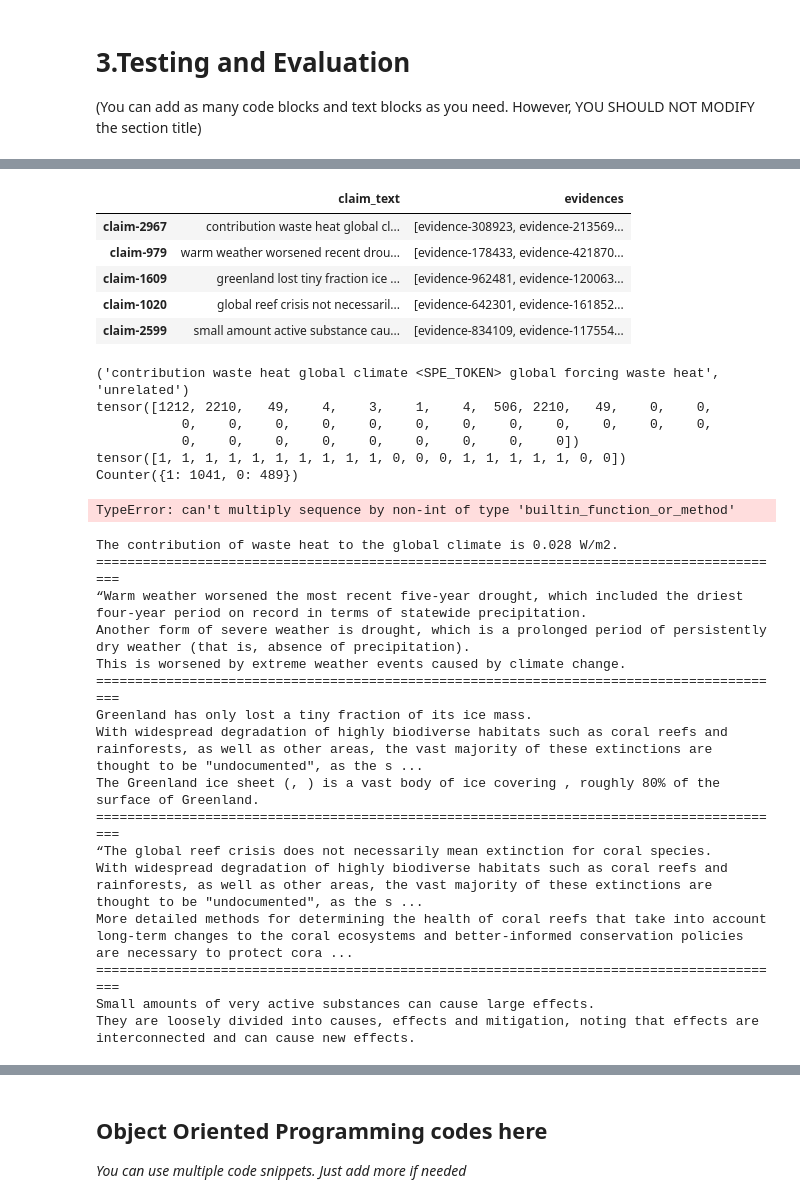
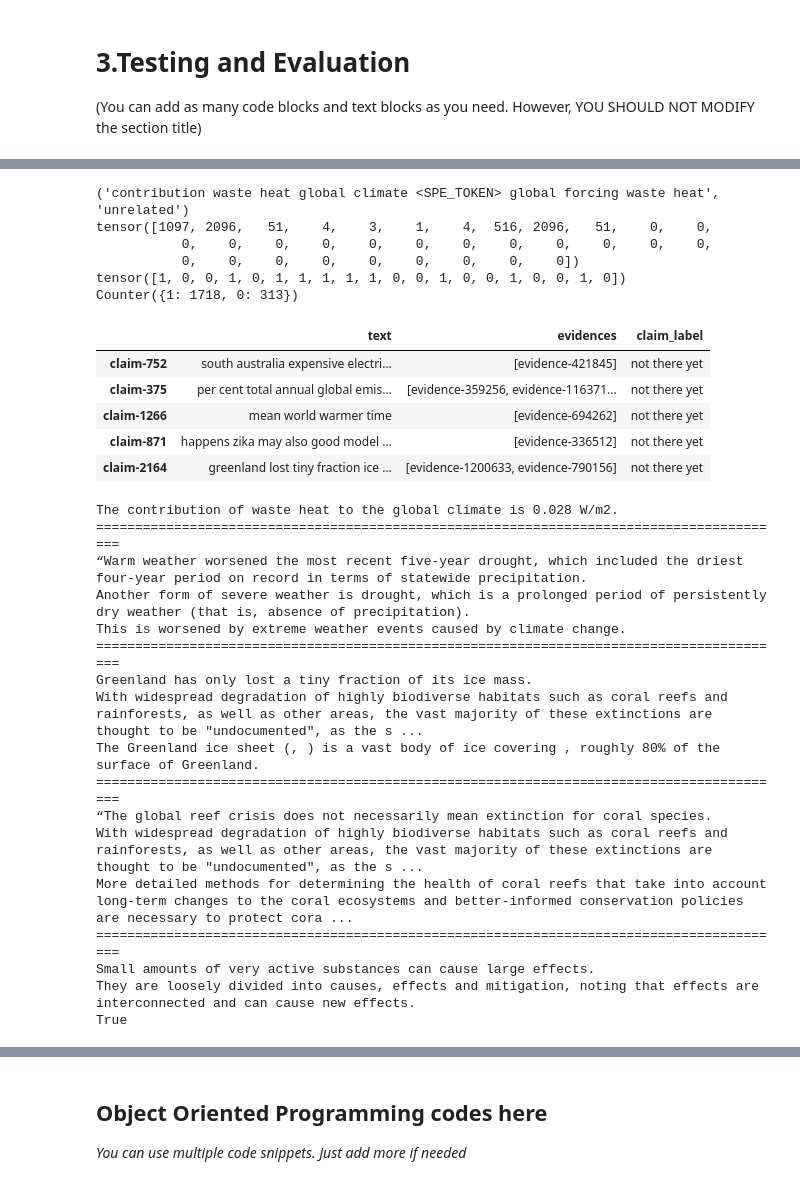
Before and after one commit to kaiyuanCui/nlp-group-project, a Jupyter notebook: testing-grounds/retrieval_combined.ipynb, the cells around one changed output, grey strips where cells are left out. Cells and saved outputs as stored; diff of their text form; code cells hidden in the pictures.

```diff
--- a/testing-grounds/retrieval_combined.ipynb
+++ b/testing-grounds/retrieval_combined.ipynb
@@ -232,13 +264,16 @@ class TextDataset(Dataset):
         return text, label
 
 full_dataset = TextDataset(preparedTrain)
+dev_dataset = TextDataset(preparedDev)
 # train test split
-train_size = int(0.8 * len(full_dataset))
-val_size = len(full_dataset) - train_size
-train_dataset, val_dataset = torch.utils.data.random_split(full_dataset, [train_size, val_size])
+#train_size = int(0.8 * len(full_dataset))
 
-train_dataloader = DataLoader(train_dataset, batch_size=20, shuffle=False, collate_fn=collate_batch)
-val_dataloader = DataLoader(val_dataset, batch_size=20, shuffle=False, collate_fn=collate_batch)
+#val_size = len(full_dataset) - train_size
+# train_dataset, val_dataset = torch.utils.data.random_split(full_dataset, [train_size, val_size])
+# use dev data instead:
+
+train_dataloader = DataLoader(full_dataset, batch_size=20, shuffle=False, collate_fn=collate_batch)
+val_dataloader = DataLoader(dev_dataset, batch_size=20, shuffle=False, collate_fn=collate_batch)
 # %%
 # initialise the relevance classification model
 # NOTE: run the OOP code first!
@@ -387,9 +435,11 @@ vectorizer.fit(all_texts)
 
 evidence_tfidf = vectorizer.transform(processed_evidence)
 test_tfidf = vectorizer.transform(processed_test)
+dev_tfidf = vectorizer.transform(processed_dev)
 
 similarity_matrix = cosine_similarity(test_tfidf, evidence_tfidf)
 
+dev_similarity_matrix = cosine_similarity(dev_tfidf, evidence_tfidf)
 def getTopN(similarity_matrix, test, evidence, n):
   test = test.to_frame(name='claim_text')
   top_indices = np.argsort(-similarity_matrix, axis = 1)[:, :n]
@@ -399,13 +449,8 @@ def getTopN(similarity_matrix, test, evidence, n):
 
 test_with_evi = getTopN(similarity_matrix, processed_test, processed_evidence, 10)
 test_with_evi.head()
+
+dev_with_evi = getTopN(dev_similarity_matrix, processed_dev, processed_evidence, 10)
-# %% [output]
-|  | claim_text | evidences |
-| claim-2967 | contribution waste heat global cl... | [evidence-308923, evidence-213569... |
-| claim-979 | warm weather worsened recent drou... | [evidence-178433, evidence-421870... |
-| claim-1609 | greenland lost tiny fraction ice ... | [evidence-962481, evidence-120063... |
-| claim-1020 | global reef crisis not necessaril... | [evidence-642301, evidence-161852... |
-| claim-2599 | small amount active substance cau... | [evidence-834109, evidence-117554... |
 # %%
 
 # format test data to be put into model
@@ -429,6 +474,8 @@ test_dataloader = DataLoader(test_dataset, batch_size=20, shuffle=False, collate
 # %%
 # manually check the results since we don't have the labels:
 from collections import Counter
+
+
 print(test_dataset[0])
 test_batch = next(iter(test_dataloader))
 print(test_batch[0][0]) # first input
@@ -455,48 +502,56 @@ def count_labels(predictions):
 
 # get all predictions
 
-all_predictions = get_all_predictions(best_model, test_dataloader)
+# changed to dev data
+all_predictions = get_all_predictions(best_model, val_dataloader)
 print(count_labels(all_predictions))
 # %% [output]
 ('contribution waste heat global climate <SPE_TOKEN> global forcing waste heat', 'unrelated')
-tensor([1212, 2210,   49,    4,    3,    1,    4,  506, 2210,   49,    0,    0,
+tensor([1097, 2096,   51,    4,    3,    1,    4,  516, 2096,   51,    0,    0,
            0,    0,    0,    0,    0,    0,    0,    0,    0,    0,    0,    0,
            0,    0,    0,    0,    0,    0,    0,    0,    0])
-tensor([1, 1, 1, 1, 1, 1, 1, 1, 1, 1, 0, 0, 0, 1, 1, 1, 1, 1, 0, 0])
-Counter({1: 1041, 0: 489})
+tensor([1, 0, 0, 1, 0, 1, 1, 1, 1, 1, 0, 0, 1, 0, 0, 1, 0, 0, 1, 0])
+Counter({1: 1718, 0: 313})
 # %%
 # update test_with_evi with model results
 
 def filter_relevant_evidences(claim_evidences, model_classifications, default=True):
     claims = claim_evidences['claim_text']
     evidences = claim_evidences['evidences']
     filtered_evidences = []
 
     classifications_index = 0
     for i in range(len(claims)):
         claim = claims[i]
         curr_evidences = evidences[i]
         curr_filtered = []
         for evidence in curr_evidences:
             # 0 => related
             if model_classifications[classifications_index] == 0:
                 curr_filtered.append(evidence)
 
             classifications_index += 1
 
         if default and len(curr_filtered) == 0:
             # keep the most similar evidence if all are deemed unrelated
             curr_filtered.append(curr_evidences[0])
 
         filtered_evidences.append(curr_filtered)
 
-    claim_evi = {'text': claims, 'label': filtered_evidences} # still include the label field to avoid index error
+    claim_evi = {'text': claims, 'evidences': filtered_evidences, 'claim_label': 'not there yet'} #still include the label field to avoid index error
     return pd.DataFrame(claim_evi)
 
-filtered_claim_evidences = filter_relevant_evidences(test_with_evi, all_predictions)
+#filtered_claim_evidences = filter_relevant_evidences(test_with_evi, all_predictions)
+# use dev instead
+filtered_claim_evidences = filter_relevant_evidences(dev_with_evi, all_predictions)
 filtered_claim_evidences.head()
 # %% [output]
-TypeError: can't multiply sequence by non-int of type 'builtin_function_or_method'
+|  | text | evidences | claim_label |
+| claim-752 | south australia expensive electri... | [evidence-421845] | not there yet |
+| claim-375 | per cent total annual global emis... | [evidence-359256, evidence-116371... | not there yet |
+| claim-1266 | mean world warmer time | [evidence-694262] | not there yet |
+| claim-871 | happens zika may also good model ... | [evidence-336512] | not there yet |
+| claim-2164 | greenland lost tiny fraction ice ... | [evidence-1200633, evidence-790156] | not there yet |
 # %%
 # manually check some of them to ensure they are somewhat correct
 
@@ -521,6 +576,8 @@ print(evidence['evidence-542625'])
 print('=' * 89)
 print(test_claims['claim-2599'])
 print(evidence['evidence-860747'])
+
+print('evidence-860747' in evidence)
 # %% [output]
 The contribution of waste heat to the global climate is 0.028 W/m2.
 =========================================================================================
@@ -538,3 +595,4 @@ More detailed methods for determining the health of coral reefs that take into a
 =========================================================================================
 Small amounts of very active substances can cause large effects.
 They are loosely divided into causes, effects and mitigation, noting that effects are interconnected and can cause new effects.
+True
```
Also changed, not shown: parts of 7 cells of this notebook.
